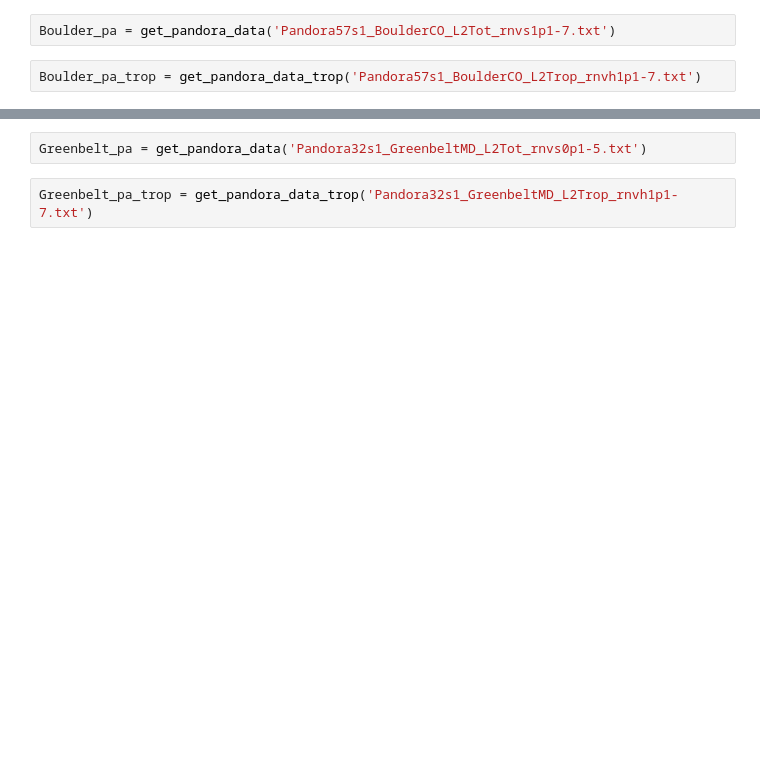
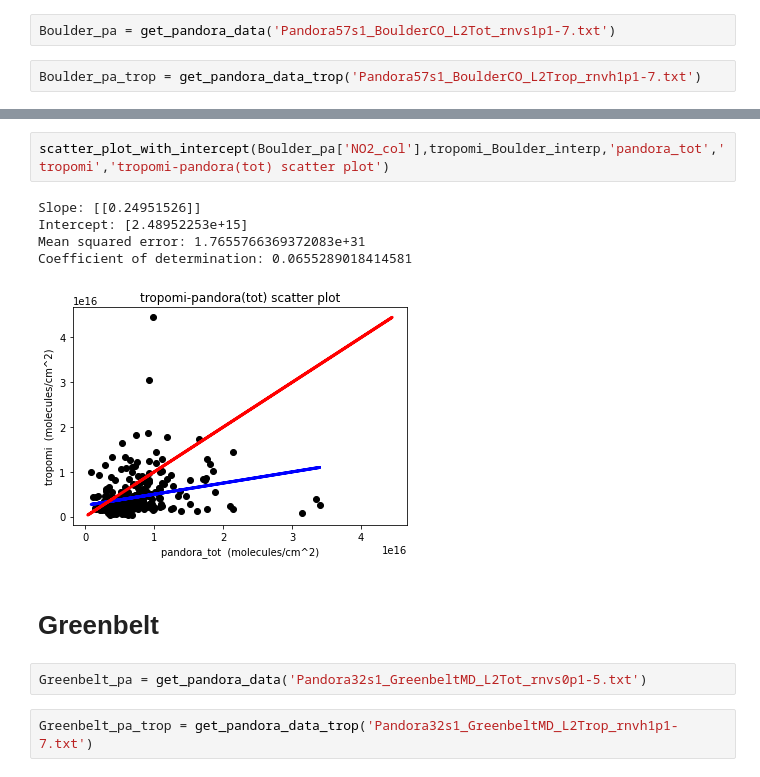
Before and after one commit to qdzhu/ACES, a Jupyter notebook: TROPOMI_Pandora_comparison.ipynb, the cells around one changed output, grey strips where cells are left out. Drawn from its saved outputs; the diff is of its cells as text; blank space fills up the shorter version.

```diff
--- a/TROPOMI_Pandora_comparison.ipynb
+++ b/TROPOMI_Pandora_comparison.ipynb
@@ -177,3 +307,13 @@ Boulder_pa_trop = get_pandora_data_trop('Pandora57s1_BoulderCO_L2Trop_rnvh1p1-7.
+# %%
+scatter_plot_with_intercept(Boulder_pa['NO2_col'],tropomi_Boulder_interp,'pandora_tot','tropomi','tropomi-pandora(tot) scatter plot')
+# %% [output]
+Slope: [[0.24951526]]
+Intercept: [2.48952253e+15]
+Mean squared error: 1.7655766369372083e+31
+Coefficient of determination: 0.0655289018414581
+[figure, added]
+# %% [markdown]
+# Greenbelt
 # %%
 Greenbelt_pa = get_pandora_data('Pandora32s1_GreenbeltMD_L2Tot_rnvs0p1-5.txt')
 # %%
```
Also changed, not shown: parts of 196 cells of this notebook.
